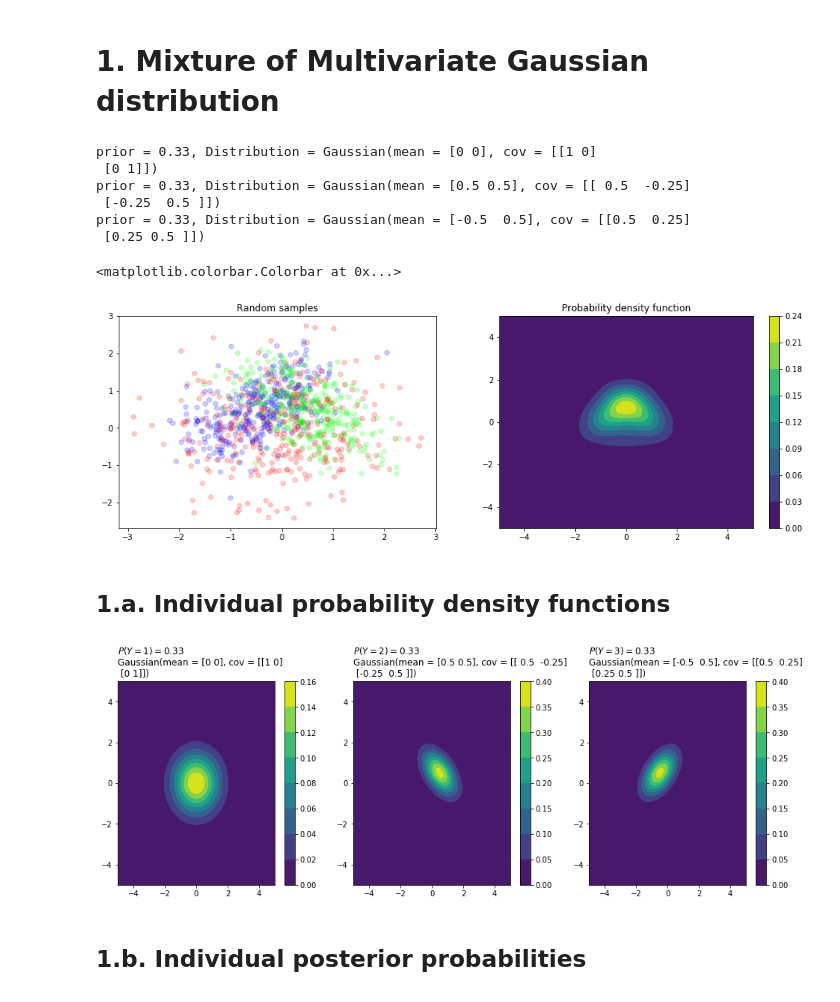
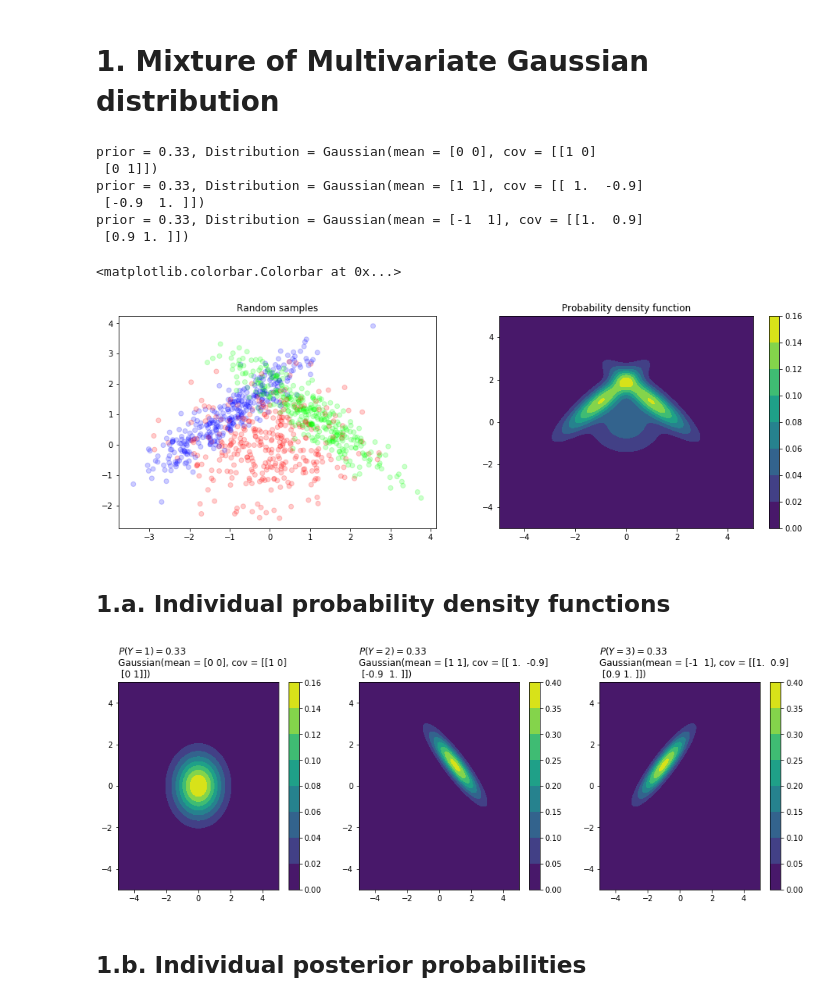
Before and after one commit to dirichletcal/experiments_neurips, a Jupyter notebook: notebooks/synthetic_data_gaussian_mixture_example.ipynb, the cells around one changed output. Cells and saved outputs as stored; diff of their text form; code cells hidden in the pictures.

```diff
--- a/notebooks/synthetic_data_gaussian_mixture_example.ipynb
+++ b/notebooks/synthetic_data_gaussian_mixture_example.ipynb
@@ -22,43 +30,43 @@ grid_levels = 200
 np.random.seed(42)
 
 prior = [1/3, 1/3, 1/3]
-a = 0.5
-b = 0.5
-c = 0.25
+a = 1
+b = 1
+c = 0.9
 
 x_grid = np.linspace(-5, 5, grid_levels)
 y_grid = np.linspace(-5, 5, grid_levels)
 
 mg = MixtureDistribution(priors=prior,
                          distributions=[Gaussian([0, 0], [[1, 0], [0, 1]]),
                                         Gaussian([+a, +a], [[+b, -c], [-c, +b]]),
                                         Gaussian([-a, +a], [[+b, +c], [+c, +b]])])
 
 print(mg)
 
 x, y = mg.sample(n_samples)
 
 fig = plt.figure()
 ax1 = fig.add_subplot(121)
 ax1.set_title('Random samples')
 ax1.scatter(x[:,0], x[:,1], color=y, alpha=0.2)
 
 xx, yy = np.meshgrid(x_grid, y_grid)
 z = mg.pdf(np.vstack([xx.flatten(), yy.flatten()]).T)
 
 ax2 = fig.add_subplot(122)
 ax2.set_title('Probability density function')
 contour = ax2.contourf(xx, yy, z.reshape(grid_levels,grid_levels))
 fig.colorbar(contour)
 # %% [output]
 prior = 0.33, Distribution = Gaussian(mean = [0 0], cov = [[1 0]
  [0 1]])
-prior = 0.33, Distribution = Gaussian(mean = [0.5 0.5], cov = [[ 0.5  -0.25]
- [-0.25  0.5 ]])
-prior = 0.33, Distribution = Gaussian(mean = [-0.5  0.5], cov = [[0.5  0.25]
- [0.25 0.5 ]])
+prior = 0.33, Distribution = Gaussian(mean = [1 1], cov = [[ 1.  -0.9]
+ [-0.9  1. ]])
+prior = 0.33, Distribution = Gaussian(mean = [-1  1], cov = [[1.  0.9]
+ [0.9 1. ]])
 <matplotlib.colorbar.Colorbar at 0x...>
-[figure, old version]
+[figure, new version]
 # %% [markdown]
 ## 1.a. Individual probability density functions
 # %%
@@ -76,7 +84,7 @@ def plot_individual_pdfs(class_dist):
 
 plot_individual_pdfs(mg)
 # %% [output]
-[figure, old version]
+[figure, new version]
 # %% [markdown]
 ## 1.b. Individual posterior probabilities
 # %%
```
Also changed, not shown: parts of 13 cells of this notebook.
